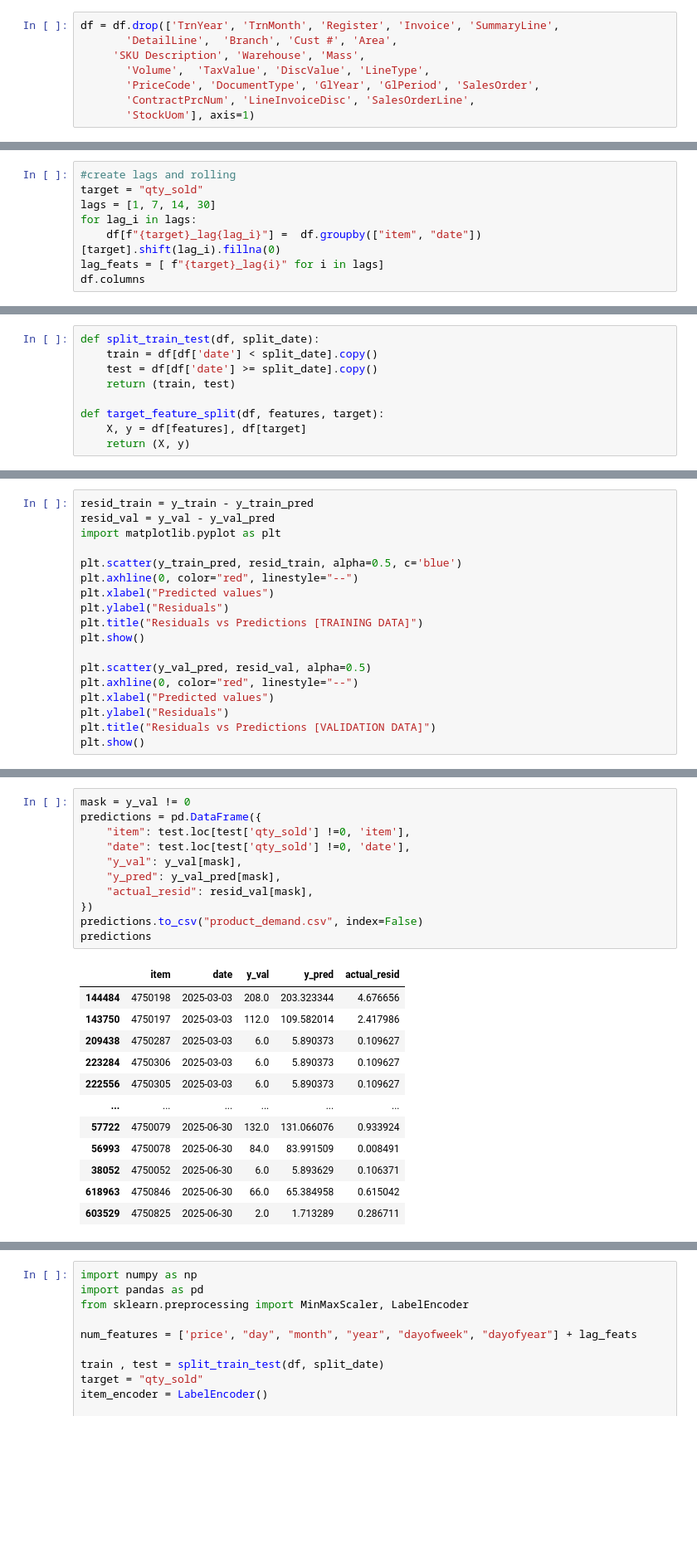
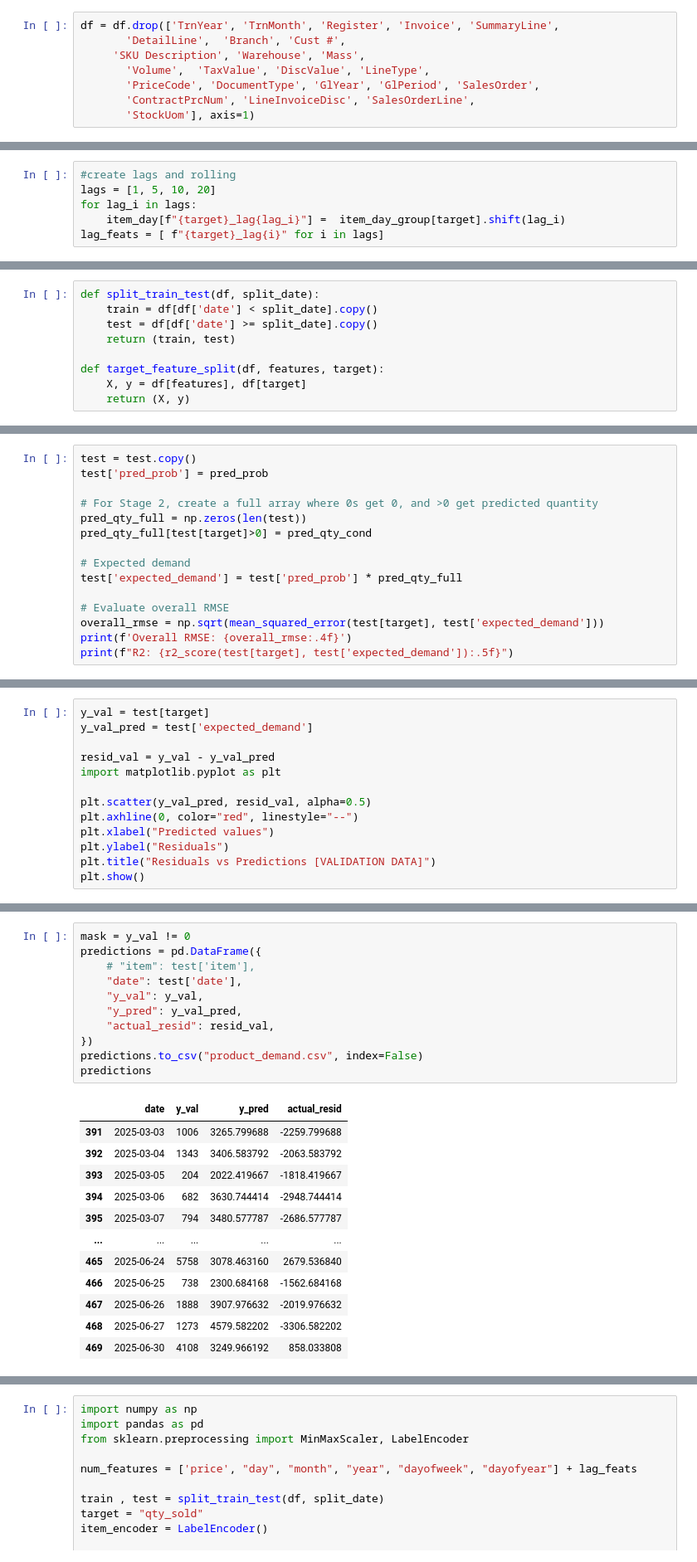
Before and after one commit to anelehdl/ITMDA-Assignment_Predictive-Inventory-System, a Jupyter notebook: forecast/product_demand.ipynb, the cells around one changed output, grey strips where cells are left out. Shown at 83% size. Drawn from its saved outputs; the diff is of its cells as text; blank space fills up the shorter version.

```diff
--- a/forecast/product_demand.ipynb
+++ b/forecast/product_demand.ipynb
@@ -44,7 +59,7 @@ df["qty_sold"] = np.where(df["qty"] >= 0, df["qty"], 0)
 df = df.sort_values(by=["item", "date"])
 # %%
 df = df.drop(['TrnYear', 'TrnMonth', 'Register', 'Invoice', 'SummaryLine',
-       'DetailLine',  'Branch', 'Cust #', 'Area',
+       'DetailLine',  'Branch', 'Cust #',
      'SKU Description', 'Warehouse', 'Mass',
        'Volume',  'TaxValue', 'DiscValue', 'LineType',
        'PriceCode', 'DocumentType', 'GlYear', 'GlPeriod', 'SalesOrder',
@@ -97,8 +146,6 @@ df
 # %%
 #create lags and rolling
-target = "qty_sold"
-lags = [1, 7, 14, 30]
+lags = [1, 5, 10, 20]
 for lag_i in lags:
-    df[f"{target}_lag{lag_i}"] =  df.groupby(["item", "date"])[target].shift(lag_i).fillna(0)
+    item_day[f"{target}_lag{lag_i}"] =  item_day_group[target].shift(lag_i)
 lag_feats = [ f"{target}_lag{i}" for i in lags]
-df.columns
@@ -211,0 +468,15 @@ Training MAE: 0.07574
+# %%
+test = test.copy()
+test['pred_prob'] = pred_prob
+
+# For Stage 2, create a full array where 0s get 0, and >0 get predicted quantity
+pred_qty_full = np.zeros(len(test))
+pred_qty_full[test[target]>0] = pred_qty_cond
+
+# Expected demand
+test['expected_demand'] = test['pred_prob'] * pred_qty_full
+
+# Evaluate overall RMSE
+overall_rmse = np.sqrt(mean_squared_error(test[target], test['expected_demand']))
+print(f'Overall RMSE: {overall_rmse:.4f}')
+print(f"R2: {r2_score(test[target], test['expected_demand']):.5f}")
@@ -212,14 +613,9 @@ Training MAE: 0.07574
 # %%
-resid_train = y_train - y_train_pred
+y_val = test[target]
+y_val_pred = test['expected_demand']
+
 resid_val = y_val - y_val_pred
 import matplotlib.pyplot as plt
-
-plt.scatter(y_train_pred, resid_train, alpha=0.5, c='blue')
-plt.axhline(0, color="red", linestyle="--")
-plt.xlabel("Predicted values")
-plt.ylabel("Residuals")
-plt.title("Residuals vs Predictions [TRAINING DATA]")
-plt.show()
 
 plt.scatter(y_val_pred, resid_val, alpha=0.5)
 plt.axhline(0, color="red", linestyle="--")
@@ -277,24 +643,24 @@ White test p-value: 0.0
 # %%
 mask = y_val != 0
 predictions = pd.DataFrame({
-    "item": test.loc[test['qty_sold'] !=0, 'item'],
-    "date": test.loc[test['qty_sold'] !=0, 'date'],
-    "y_val": y_val[mask],
-    "y_pred": y_val_pred[mask],
-    "actual_resid": resid_val[mask],
+    # "item": test['item'],
+    "date": test['date'],
+    "y_val": y_val,
+    "y_pred": y_val_pred,
+    "actual_resid": resid_val,
 })
 predictions.to_csv("product_demand.csv", index=False)
 predictions
 # %% [output]
-|  | item | date | y_val | y_pred | actual_resid |
-| 144484 | 4750198 | 2025-03-03 | 208.0 | 203.323344 | 4.676656 |
-| 143750 | 4750197 | 2025-03-03 | 112.0 | 109.582014 | 2.417986 |
-| 209438 | 4750287 | 2025-03-03 | 6.0 | 5.890373 | 0.109627 |
-| 223284 | 4750306 | 2025-03-03 | 6.0 | 5.890373 | 0.109627 |
-| 222556 | 4750305 | 2025-03-03 | 6.0 | 5.890373 | 0.109627 |
-| ... | ... | ... | ... | ... | ... |
-| 57722 | 4750079 | 2025-06-30 | 132.0 | 131.066076 | 0.933924 |
-| 56993 | 4750078 | 2025-06-30 | 84.0 | 83.991509 | 0.008491 |
-| 38052 | 4750052 | 2025-06-30 | 6.0 | 5.893629 | 0.106371 |
-| 618963 | 4750846 | 2025-06-30 | 66.0 | 65.384958 | 0.615042 |
-| 603529 | 4750825 | 2025-06-30 | 2.0 | 1.713289 | 0.286711 |
+|  | date | y_val | y_pred | actual_resid |
+| 391 | 2025-03-03 | 1006 | 3265.799688 | -2259.799688 |
+| 392 | 2025-03-04 | 1343 | 3406.583792 | -2063.583792 |
+| 393 | 2025-03-05 | 204 | 2022.419667 | -1818.419667 |
+| 394 | 2025-03-06 | 682 | 3630.744414 | -2948.744414 |
+| 395 | 2025-03-07 | 794 | 3480.577787 | -2686.577787 |
+| ... | ... | ... | ... | ... |
+| 465 | 2025-06-24 | 5758 | 3078.463160 | 2679.536840 |
+| 466 | 2025-06-25 | 738 | 2300.684168 | -1562.684168 |
+| 467 | 2025-06-26 | 1888 | 3907.976632 | -2019.976632 |
+| 468 | 2025-06-27 | 1273 | 4579.582202 | -3306.582202 |
+| 469 | 2025-06-30 | 4108 | 3249.966192 | 858.033808 |
```
Also changed, not shown: parts of 36 cells of this notebook, 1 other file.
